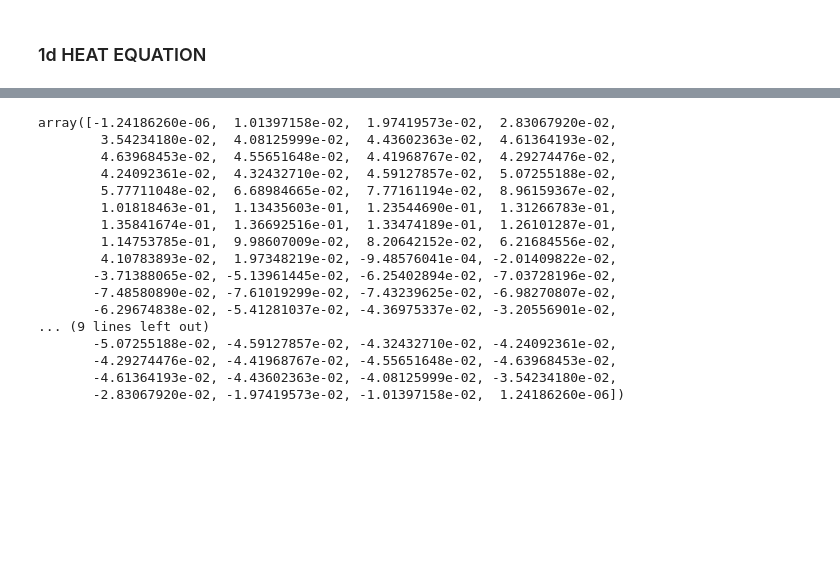
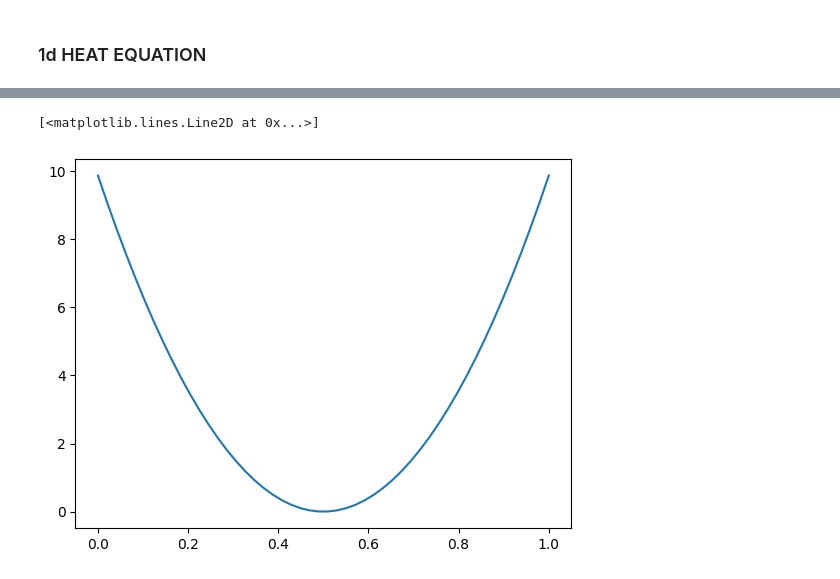
Before and after one commit to Ebajalg/physgp, a Jupyter notebook: Experimenting.ipynb, the cells around one changed output, grey strips where cells are left out. Drawn from its saved outputs; the diff is of its cells as text; code cells hidden in the pictures; blank space fills up the shorter version.

```diff
--- a/Experimenting.ipynb
+++ b/Experimenting.ipynb
@@ -171,20 +125,5 @@ ValueError: matmul: Input operand 1 has a mismatch in its core dimension 0, with
 # %%
-u_mean_prediction
+plt.plot(X,abs(true_u(X)-u_mean_prediction)**2)
 # %% [output]
-array([-1.24186260e-06,  1.01397158e-02,  1.97419573e-02,  2.83067920e-02,
-        3.54234180e-02,  4.08125999e-02,  4.43602363e-02,  4.61364193e-02,
-        4.63968453e-02,  4.55651648e-02,  4.41968767e-02,  4.29274476e-02,
-        4.24092361e-02,  4.32432710e-02,  4.59127857e-02,  5.07255188e-02,
-        5.77711048e-02,  6.68984665e-02,  7.77161194e-02,  8.96159367e-02,
-        1.01818463e-01,  1.13435603e-01,  1.23544690e-01,  1.31266783e-01,
-        1.35841674e-01,  1.36692516e-01,  1.33474189e-01,  1.26101287e-01,
-        1.14753785e-01,  9.98607009e-02,  8.20642152e-02,  6.21684556e-02,
-        4.10783893e-02,  1.97348219e-02, -9.48576041e-04, -2.01409822e-02,
-       -3.71388065e-02, -5.13961445e-02, -6.25402894e-02, -7.03728196e-02,
-       -7.48580890e-02, -7.61019299e-02, -7.43239625e-02, -6.98270807e-02,
-       -6.29674838e-02, -5.41281037e-02, -4.36975337e-02, -3.20556901e-02,
-... (9 lines left out)
-       -5.07255188e-02, -4.59127857e-02, -4.32432710e-02, -4.24092361e-02,
-       -4.29274476e-02, -4.41968767e-02, -4.55651648e-02, -4.63968453e-02,
-       -4.61364193e-02, -4.43602363e-02, -4.08125999e-02, -3.54234180e-02,
-       -2.83067920e-02, -1.97419573e-02, -1.01397158e-02,  1.24186260e-06])
+[<matplotlib.lines.Line2D at 0x...>]
+[figure, added]
```
Also changed, not shown: parts of 18 cells of this notebook.
